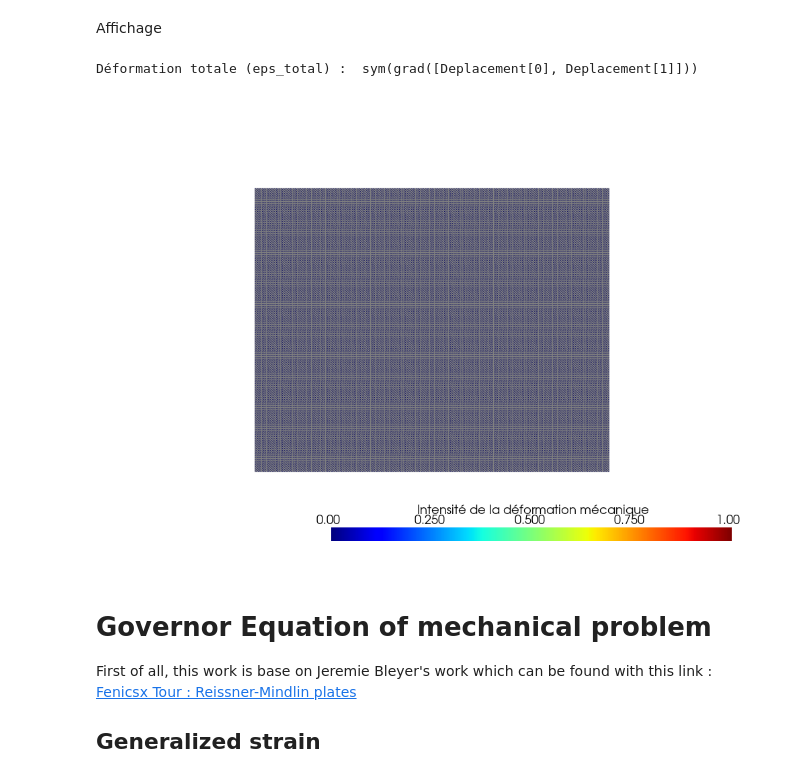
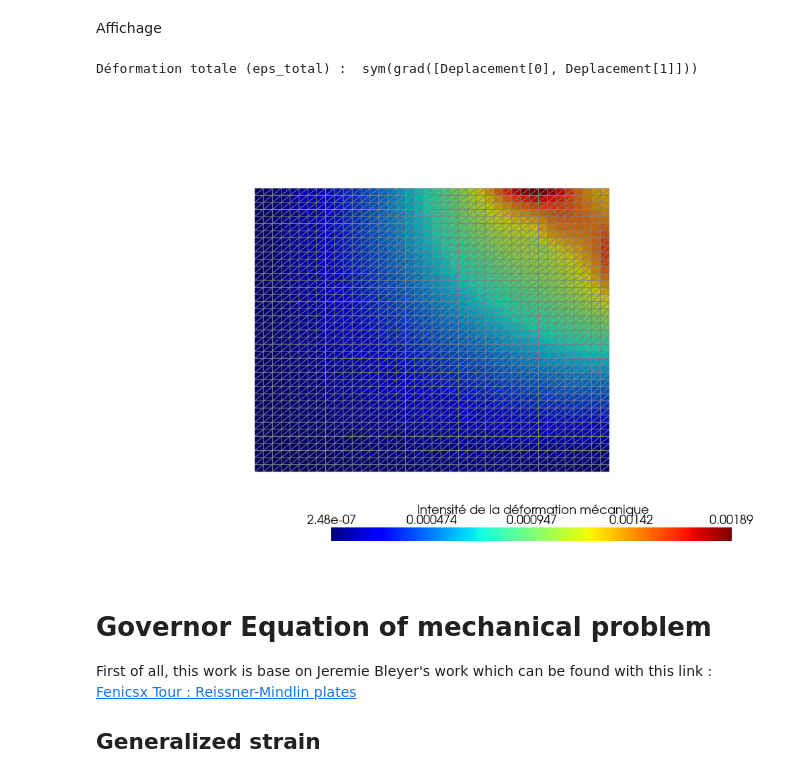
Before and after one commit to Oxineo/Modal-Analysis-Reissner-Mindlin-Plate, a Jupyter notebook: modal_analysis_plate_Reisnert_Mindlin_Thermo_elastic_stress.ipynb, the cells around one changed output. Cells and saved outputs as stored; diff of their text form; code cells hidden in the pictures.

```diff
--- a/modal_analysis_plate_Reisnert_Mindlin_Thermo_elastic_stress.ipynb
+++ b/modal_analysis_plate_Reisnert_Mindlin_Thermo_elastic_stress.ipynb
@@ -30,7 +30,7 @@ def skip(line, cell):
 # %%
 L  = 0.30 # Longueur de la plaque
 W_dim = 0.24 # Largeur de la plaque
-N = 150 # Nombre de subdivision de la plaque
+N = 40 # Nombre de subdivision de la plaque
 domain = dolfinx.mesh.create_rectangle(
     MPI.COMM_WORLD, [[0, 0], [L, W_dim]], [N, N] , cell_type=dolfinx.mesh.CellType.quadrilateral
 ) # Création du "mesh" de la plaque elle nous servira tous le long du programme pour appeler notre forme
@@ -270,9 +242,9 @@ eps_total = ufl.sym(ufl.grad(psi))
 print("Déformation totale (eps_total) : ", eps_total)
 
 # Déformation thermique pure (Matrice 2x2 diagonale)
-eps_thermique = - alpha * Delta_T * ufl.Identity(2)
+eps_thermique = alpha * Delta_T * ufl.Identity(2)
 
-# Déformation mécanique (Celle qui génère vraiment des contraintes internes !)
+# Déformation mécanique
 eps_mecanique = eps_total - eps_thermique
 
 # On calcule une valeur scalaire représentative : la "Norme" de cette déformation
@@ -290,34 +262,34 @@ expr = fem.Expression(
 
 # On crée la fonction et on l'évalue (Interpolation)
 strain_field = fem.Function(V_strain)
 strain_field.interpolate(expr)
 
 # --- 3. Création de la grille PyVista ---
 topology, cell_types, geometry = plot.vtk_mesh(domain)
 grid = pyvista.UnstructuredGrid(topology, cell_types, geometry)
 
 # On injecte nos valeurs de déformation
 grid.cell_data["Mechanical_Strain"] = strain_field.x.array
 grid.set_active_scalars("Mechanical_Strain")
 
 # --- 4. Affichage en Carte de Chaleur ---
 plotter = pyvista.Plotter(window_size=[1000, 700])
 plotter.set_background("white")
 
 plotter.add_mesh(
     grid,
     scalars="Mechanical_Strain",
     cmap="jet",      # "jet" ou "inferno" rendent très bien pour les contraintes
     show_edges=True,
     edge_color="gray",
     scalar_bar_args={"title": "Intensité de la déformation mécanique", "color": "black"}
 )
 
 plotter.view_xy()
 plotter.show()
 # %% [output]
 Déformation totale (eps_total) :  sym(grad([Deplacement[0], Deplacement[1]]))
-[figure, old version]
+[figure, new version]
 # %% [markdown]
 Governor Equation of mechanical problem
 ===============
```
Also changed, not shown: parts of 13 cells of this notebook.
